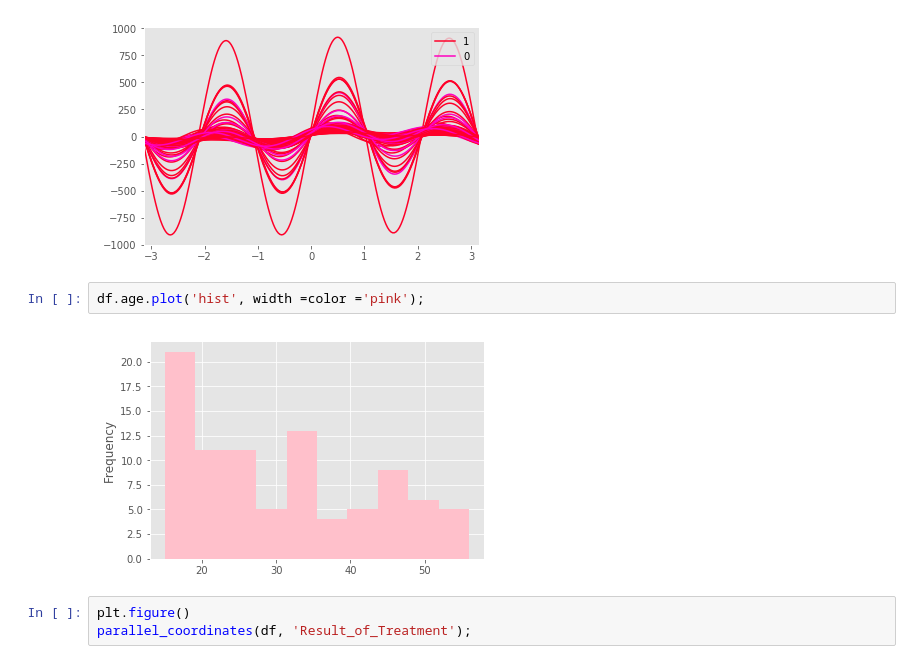
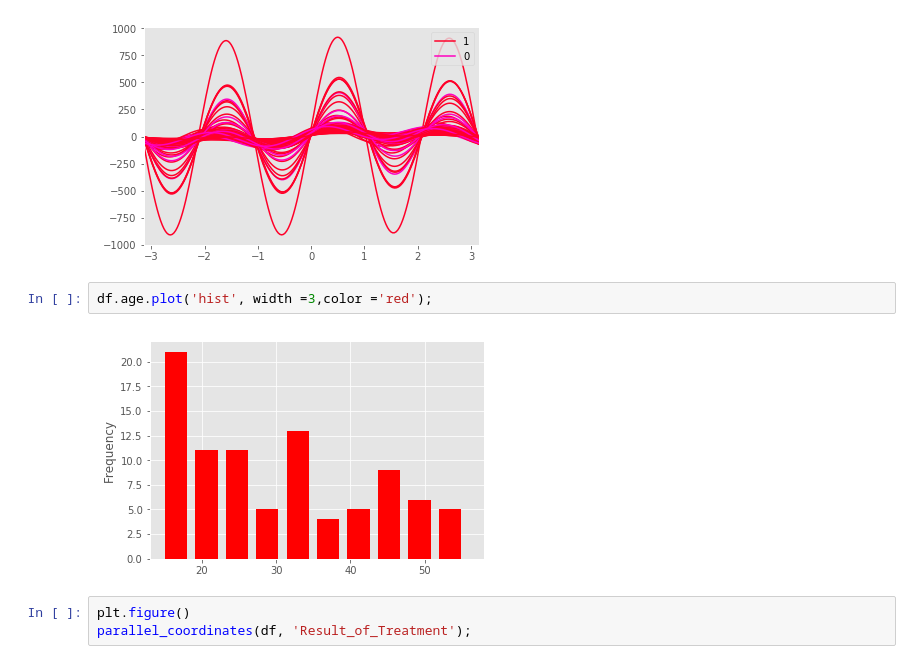
Before and after one commit to Khrystyna1/Classification_python, a Jupyter notebook: Classification_ImmunotherapyDataset.ipynb, the cells around one changed output. Cells and saved outputs as stored; diff of their text form.

```diff
--- a/Classification_ImmunotherapyDataset.ipynb
+++ b/Classification_ImmunotherapyDataset.ipynb
@@ -84,9 +84,9 @@ andrews_curves(df, 'Result_of_Treatment', colormap='gist_rainbow');
 # %% [output]
 [figure]
 # %%
-df.age.plot('hist', width =color ='pink');
+df.age.plot('hist', width =3,color ='red');
 # %% [output]
-[figure, old version]
+[figure, new version]
 # %%
 plt.figure()
 parallel_coordinates(df, 'Result_of_Treatment');
```
